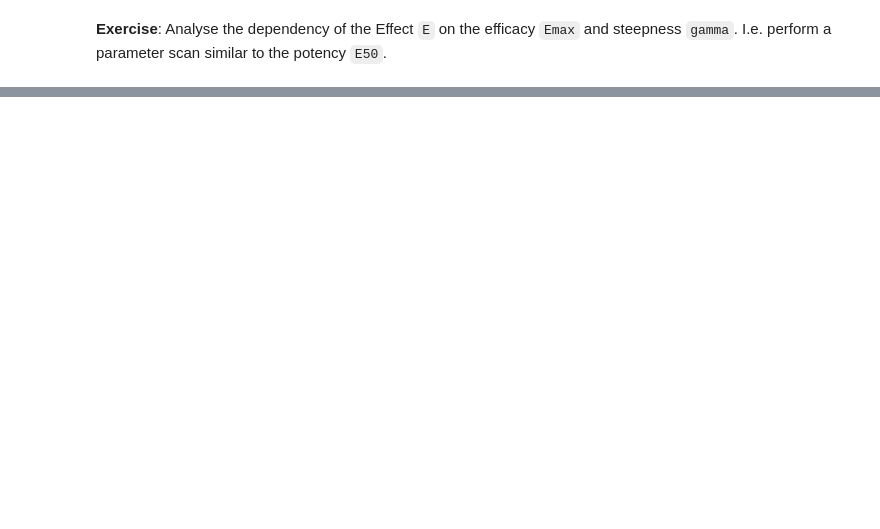
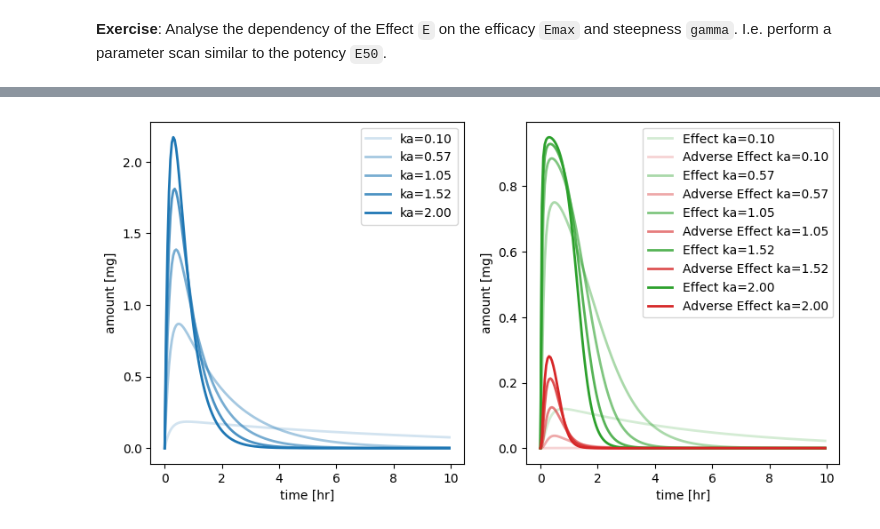
Before and after one commit to matthiaskoenig/course-pharmacokinetic-modelling, a Jupyter notebook: src/mb19/notebooks/10_pharmacodynamics.ipynb, the cells around one changed output, grey strips where cells are left out. Cells and saved outputs as stored; diff of their text form; code cells hidden in the pictures; blank space fills up the shorter version.

```diff
--- a/src/mb19/notebooks/10_pharmacodynamics.ipynb
+++ b/src/mb19/notebooks/10_pharmacodynamics.ipynb
@@ -65,3 +100,98 @@ Next we are interested in combining a pharmacokinetics model (concentration time
 We will couple the model of absorption and elimination to a model pharmacodynamic model describing the desired effect `E` and the side effect `S`.
 
 ![PK/PD model](10_pharmacodynamics_model.png)
+# %%
+import numpy as np
+import pandas as pd
+from scipy.integrate import odeint
+from matplotlib import pylab as plt
+
+
+def dxdt_absorption_first_order(x, t, ka, ke):
+    """
+    ODEs
+    """
+    # state variables
+    A_tablet = x[0]  # [mg]
+    A_central = x[1] # [mg/l]
+    A_urine = x[2] # [mg]
+
+    # rates
+    va = ka * A_tablet  # [mg/hr]
+    ve = ke * A_central # [mg/hr]
+
+    # odes (stoichiometric equation)
+    return [
+        -va,            # dA_tablet/dt  [mg/hr]
+         va - ve,       # dA_central/dt [mg/hr]
+         ve,            # dA_urine/dt  [mg/hr]
+    ]
+
+
+# initial condition and time span
+t = np.arange(0, 10, 0.05) # [hr]
+Dose_A = 10.0  # [mg]
+x0 = [
+    Dose_A,  # A_tablet  [mg]
+    0.0,   # A_central [mg]
+    0.0,   # A_urine [mg]
+]
+
+# parameters of pharmacokinetics model
+ka = 2.0  # [1/hr]
+ke = 5.0  # [1/hr]
+
+# parameters of pharmacodynamics model
+# effect
+E50 = 0.5  # [mg]
+Emax = 1.0  # [-] arbitrary effect units
+Egamma = 2
+
+# adverse effect
+S50 = 2.0  # [mg]
+Smax = 0.5  # [-] arbitrary effect units
+Sgamma = 3
+
+x = odeint(dxdt_absorption_first_order, x0, t, args=(ka, ke))
+
+n_samples = 5
+kas = np.linspace(0.1, 2.0, num=n_samples)  # [1/hr]
+tcs = []
+pks = []
+
+# simulate all the different absorption
+for kp, ka in enumerate(kas):
+    x = odeint(dxdt_absorption_first_order, x0, t, args=(ka, ke))
+    df = pd.DataFrame(x, columns=["A_tablet", "A_central", "A_urine"])
+    df["time"] = t
+    # calculate effect
+    df["E"] = Emax * df.A_central**Egamma/(E50**Egamma + df.A_central**Egamma)
+    # calculate side effect
+    df["S"] = Smax * df.A_central**Sgamma/(S50**Sgamma + df.A_central**Sgamma)
+    tcs.append(df)
+
+# plot timecourse
+f, (ax1, ax2) = plt.subplots(nrows=1, ncols=2, figsize=(10,5))
+
+for k, ka in enumerate(kas):
+    tc = tcs[k]
+    ax1.plot(
+        tc.time, tc.A_central, linewidth=2, color="tab:blue",
+        alpha=(k+1)/n_samples, label=f"{ka=:.2f}"
+    )
+    ax2.plot(
+        tc.time, tc.E, linewidth=2, color="tab:green",
+        alpha=(k+1)/n_samples, label=f"Effect {ka=:.2f}"
+    )
+    ax2.plot(
+        tc.time, tc.S, linewidth=2, color="tab:red",
+        alpha=(k+1)/n_samples, label=f"Adverse Effect {ka=:.2f}"
+    )
+for ax in (ax1, ax2):
+    ax.set_xlabel("time [hr]")
+    ax.set_ylabel("amount [mg]")
+    ax.legend()
+
+plt.show()
+# %% [output]
+[figure, added]
```
Also changed, not shown: parts of 3 cells of this notebook, 4 other files.
